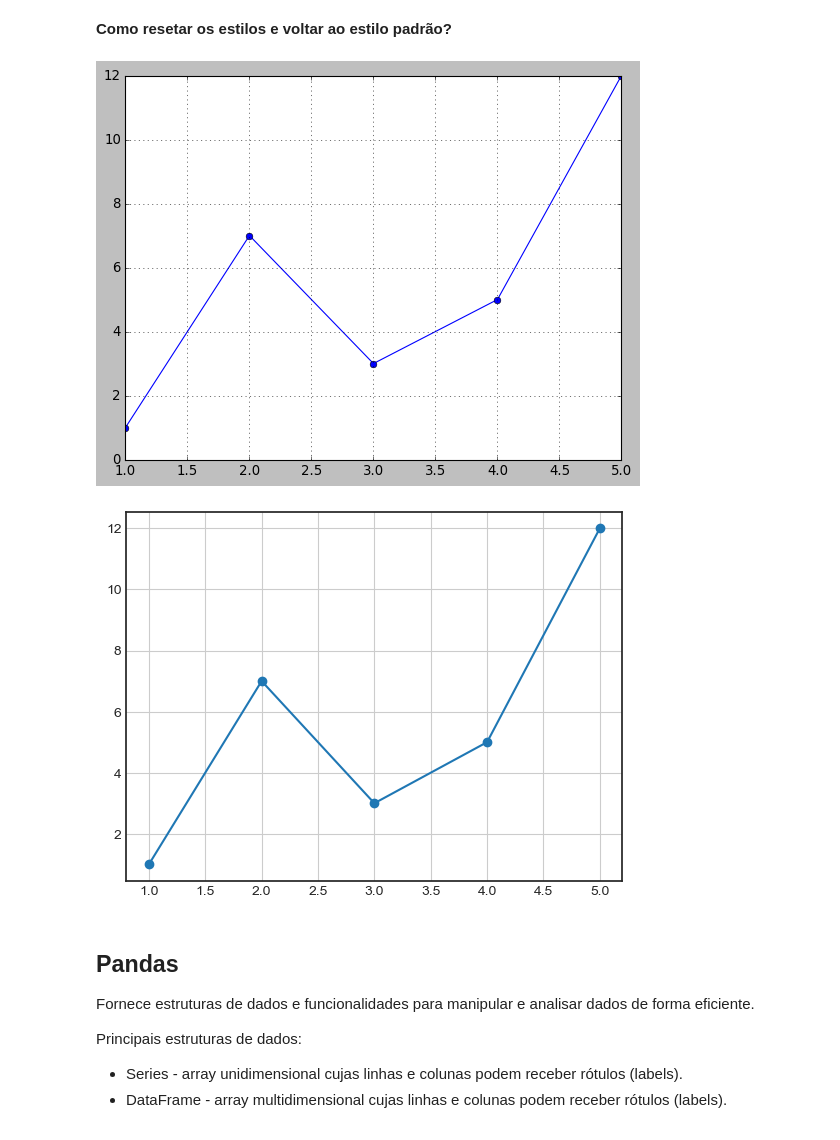
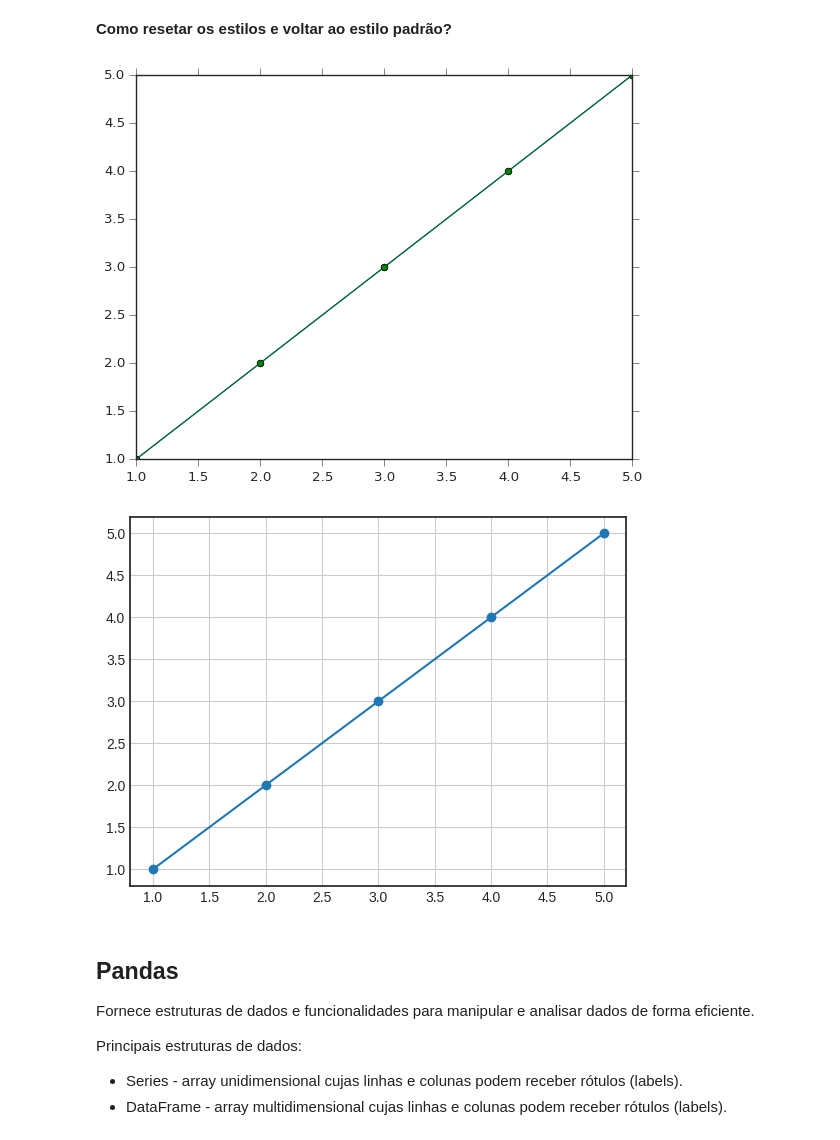
Before and after one commit to JoseBatista2010/ML2023-Jose-Batista, a Jupyter notebook: 2019/01-Pre-processamento_Limpeza_Analise_de_Dados/2 - Ferramentas Python para manipulação e visualização de dados (Numpy, Matplotlib e Pandas).ipynb, the cells around one changed output. Saved outputs shown, nothing was run; the diff lists cells and outputs as text; code cells hidden in the pictures.

```diff
--- a/2019/01-Pre-processamento_Limpeza_Analise_de_Dados/2 - Ferramentas Python para manipulação e visualização de dados (Numpy, Matplotlib e Pandas).ipynb
+++ b/2019/01-Pre-processamento_Limpeza_Analise_de_Dados/2 - Ferramentas Python para manipulação e visualização de dados (Numpy, Matplotlib e Pandas).ipynb
@@ -231,6 +244,5 @@ import matplotlib.pyplot as plt
 # %%
-y = [1, 7, 3, 5, 12]
+y = [1, 2, 3, 4, 5]
 x = [1, 2, 3, 4, 5]
-plt.plot(x, y, marker='o')
 # %% [output]
 [<matplotlib.lines.Line2D at 0x...>]
@@ -294,12 +308,17 @@ print(plt.style.available)
 # %%
 plt.rcdefaults()
 # %%
-plt.style.use('classic')
+plt.style.use('fast')
 # %%
 plt.plot(x, y, marker='o')
 plt.grid()
+
+plt.style.use('classic')
+
+plt.plot(x, y, marker='o')
+plt.grid()
 # %% [output]
-[figure, old version]
+[figure, new version]
 # %%
 plt.rcdefaults()
 plt.style.use('seaborn-white')
@@ -307,7 +326,7 @@ plt.style.use('seaborn-white')
 plt.plot(x, y, marker='o')
 plt.grid()
 # %% [output]
-[figure, old version]
+[figure, new version]
 # %% [markdown]
 ## Pandas
 Fornece estruturas de dados e funcionalidades para manipular e analisar dados de forma eficiente.
```
Also changed, not shown: parts of 31 cells of this notebook.
